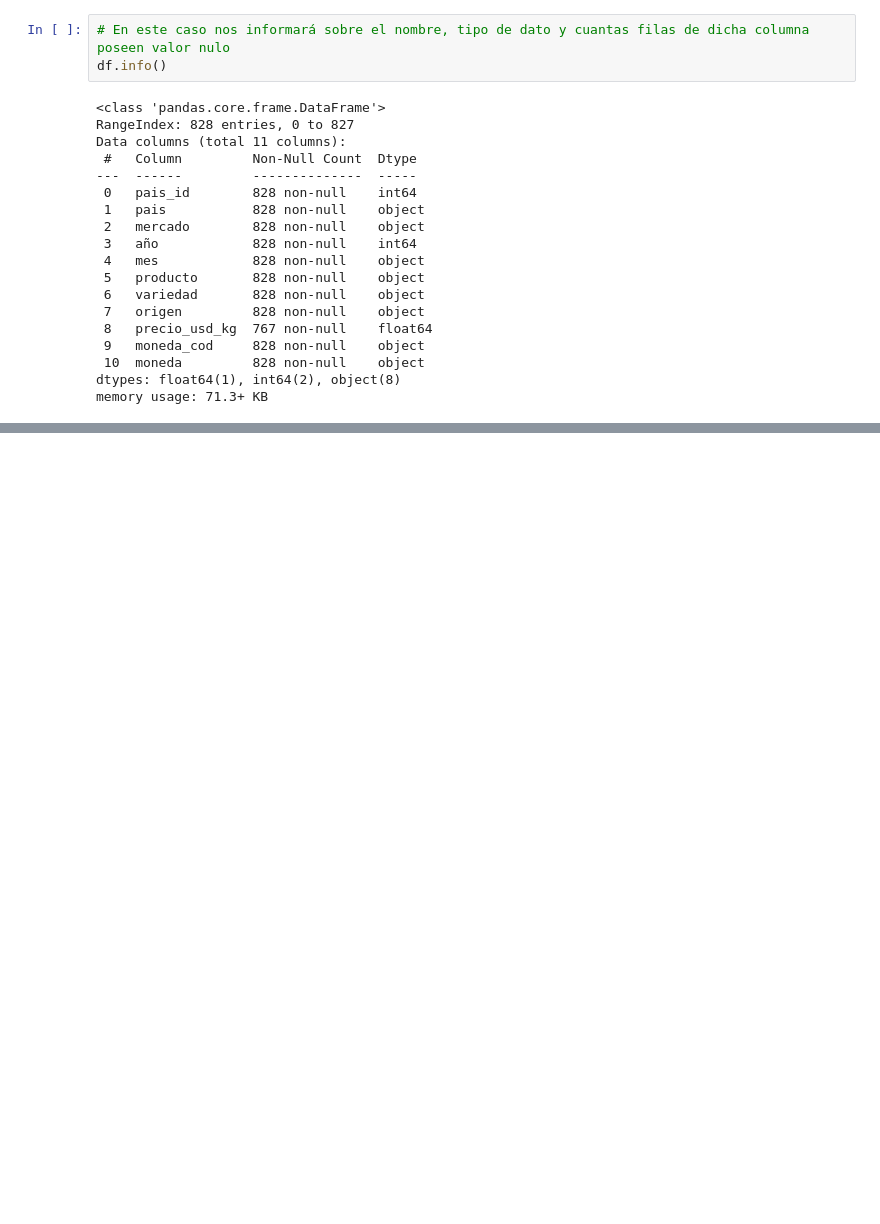
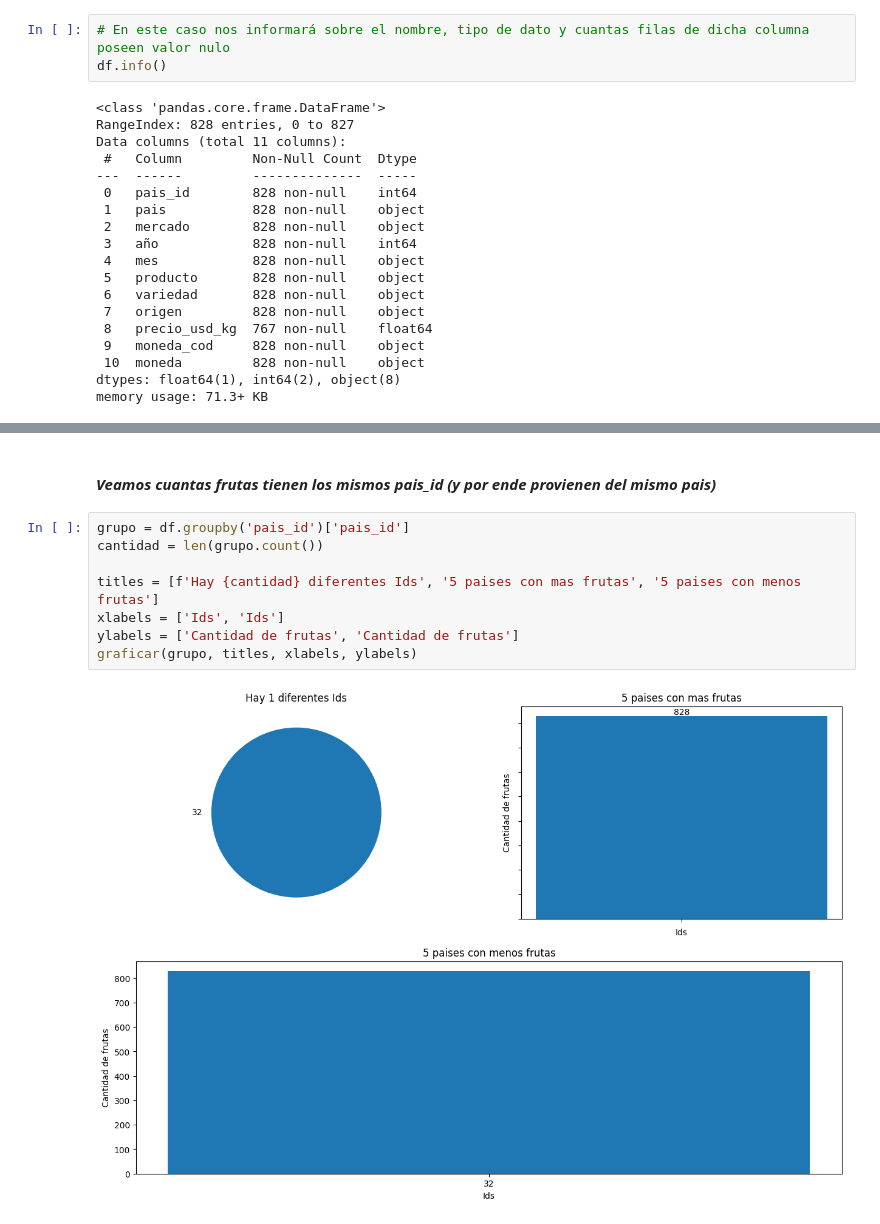
Before and after one commit to cristiandevar/TPIntegrador-1, a Jupyter notebook: TRABAJO_INTEGRADOR_1_Franco_Cristian.ipynb, the cells around one changed output, grey strips where cells are left out. Saved outputs shown, nothing was run; the diff lists cells and outputs as text; blank space fills up the shorter version.

```diff
--- a/TRABAJO_INTEGRADOR_1_Franco_Cristian.ipynb
+++ b/TRABAJO_INTEGRADOR_1_Franco_Cristian.ipynb
@@ -119,0 +169,12 @@ df.tail()
+# %% [markdown]
+#### ***Veamos cuantas frutas tienen los mismos pais_id (y por ende provienen del mismo pais)***
+# %%
+grupo = df.groupby('pais_id')['pais_id']
+cantidad = len(grupo.count())
+
+titles = [f'Hay {cantidad} diferentes Ids', '5 paises con mas frutas', '5 paises con menos frutas']
+xlabels = ['Ids', 'Ids']
+ylabels = ['Cantidad de frutas', 'Cantidad de frutas']
+graficar(grupo, titles, xlabels, ylabels)
+# %% [output]
+[figure, added]
```
Also changed, not shown: parts of 34 cells of this notebook.
